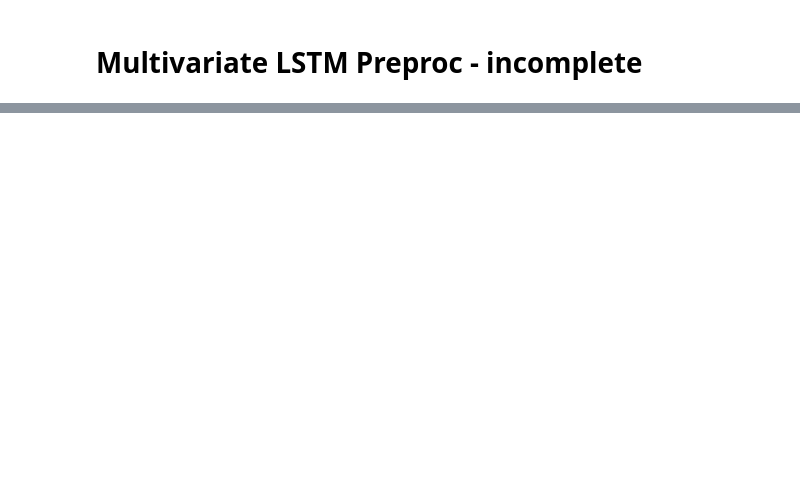
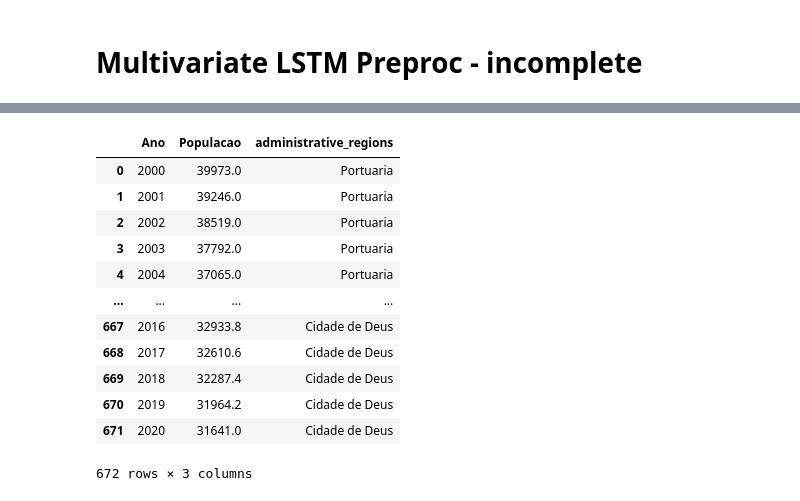
Before and after one commit to black-dalia/event-forecast-rio, a Jupyter notebook: KA_RNN_preproc.ipynb, the cells around one changed output, grey strips where cells are left out. Saved outputs shown, nothing was run; the diff lists cells and outputs as text; code cells hidden in the pictures; blank space fills up the shorter version.

```diff
--- a/KA_RNN_preproc.ipynb
+++ b/KA_RNN_preproc.ipynb
@@ -221,0 +314,18 @@ preproc_data_rate.T.shape
+# %%
+pop_region = clean_pop_data()
+# %%
+pop_region
+# %% [output]
+|  | Ano | Populacao | administrative_regions |
+| 0 | 2000 | 39973.0 | Portuaria |
+| 1 | 2001 | 39246.0 | Portuaria |
+| 2 | 2002 | 38519.0 | Portuaria |
+| 3 | 2003 | 37792.0 | Portuaria |
+| 4 | 2004 | 37065.0 | Portuaria |
+| ... | ... | ... | ... |
+| 667 | 2016 | 32933.8 | Cidade de Deus |
+| 668 | 2017 | 32610.6 | Cidade de Deus |
+| 669 | 2018 | 32287.4 | Cidade de Deus |
+| 670 | 2019 | 31964.2 | Cidade de Deus |
+| 671 | 2020 | 31641.0 | Cidade de Deus |
+672 rows × 3 columns
```
Also changed, not shown: parts of 25 cells of this notebook, 2 other files.
